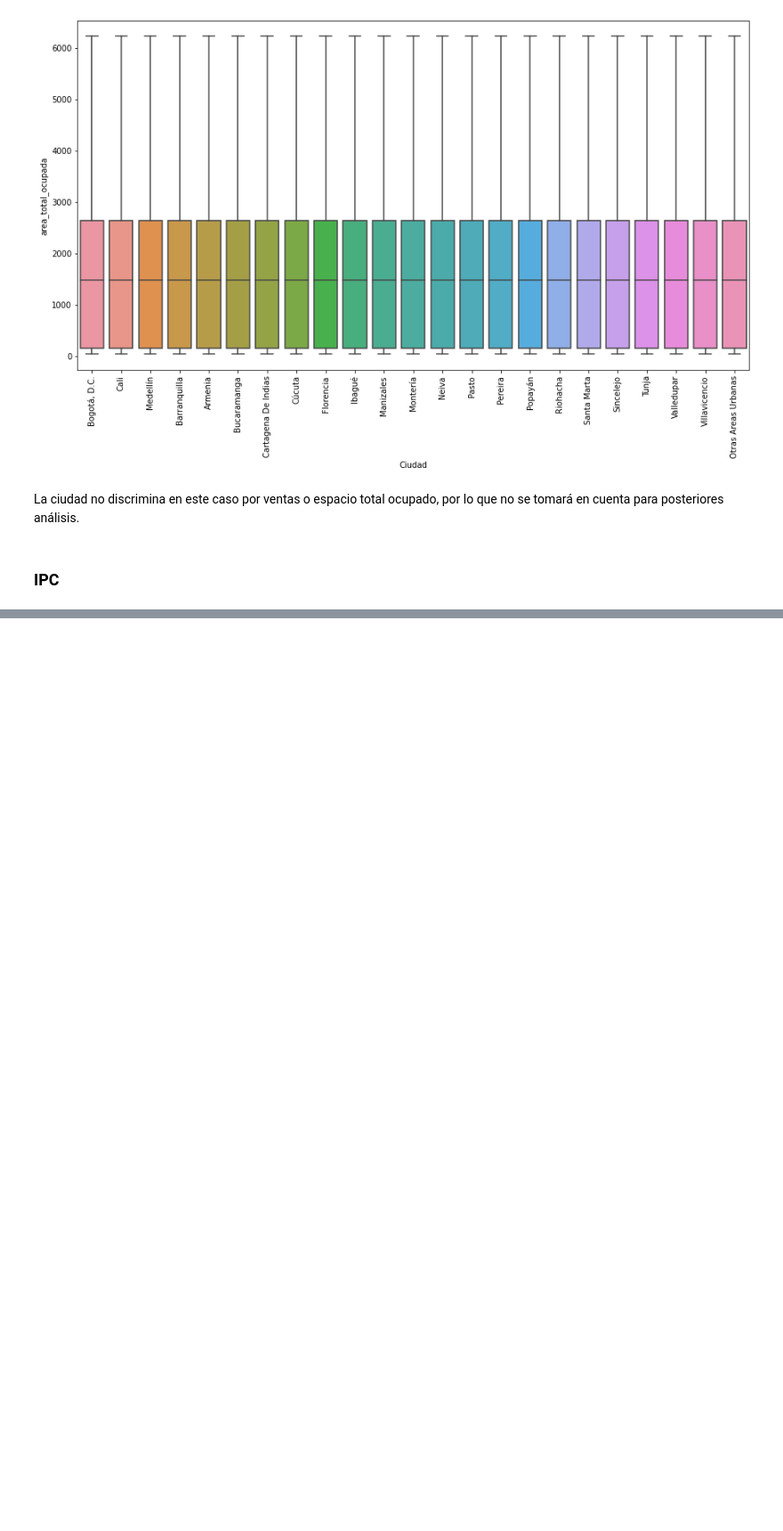
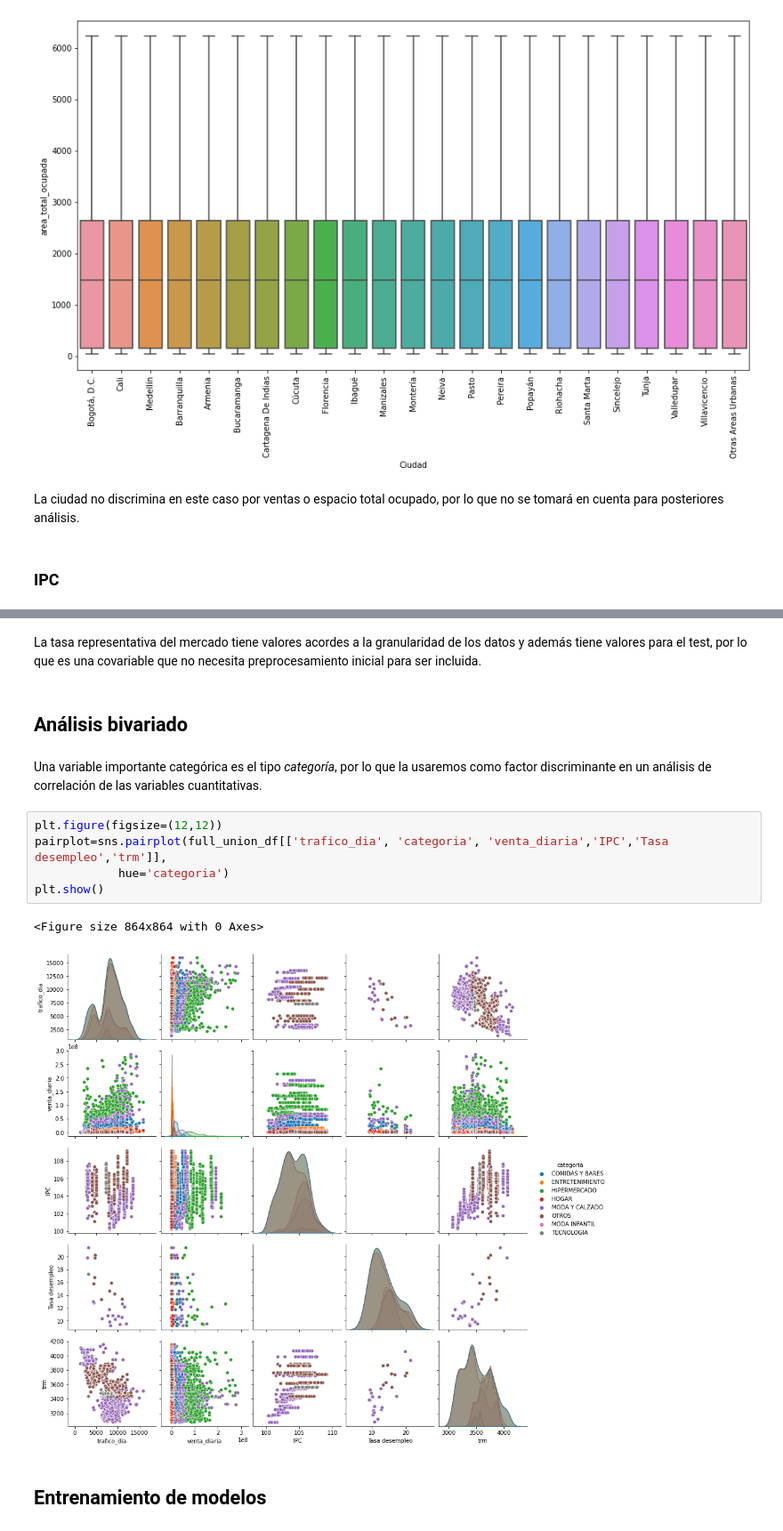
Before and after one commit to CCHidalgoG/Pactia, a Jupyter notebook: Notebook_report.ipynb, the cells around one changed output, grey strips where cells are left out. Shown at 89% size. Saved outputs shown, nothing was run; the diff lists cells and outputs as text; blank space fills up the shorter version.

```diff
--- a/Notebook_report.ipynb
+++ b/Notebook_report.ipynb
@@ -285,0 +315,16 @@ Como es una medida mensual, se observa un incremento, veremos más adelante si e
+# %% [markdown]
+La tasa representativa del mercado tiene valores acordes a la granularidad de los datos y además tiene valores para el test, por lo que es una covariable que no necesita preprocesamiento inicial para ser incluida.
+# %% [markdown]
+## Análisis bivariado
+# %% [markdown]
+Una variable importante categórica es el tipo _categoría_, por lo que la usaremos como factor discriminante en un análisis de correlación de las variables cuantitativas.
+# %%
+plt.figure(figsize=(12,12))
+pairplot=sns.pairplot(full_union_df[['trafico_dia', 'categoria', 'venta_diaria','IPC','Tasa desempleo','trm']],
+            hue='categoria')
+plt.show()
+# %% [output]
+<Figure size 864x864 with 0 Axes>
+[figure, added]
+# %% [markdown]
+## Entrenamiento de modelos
```
Also changed, not shown: parts of 55 cells of this notebook.
